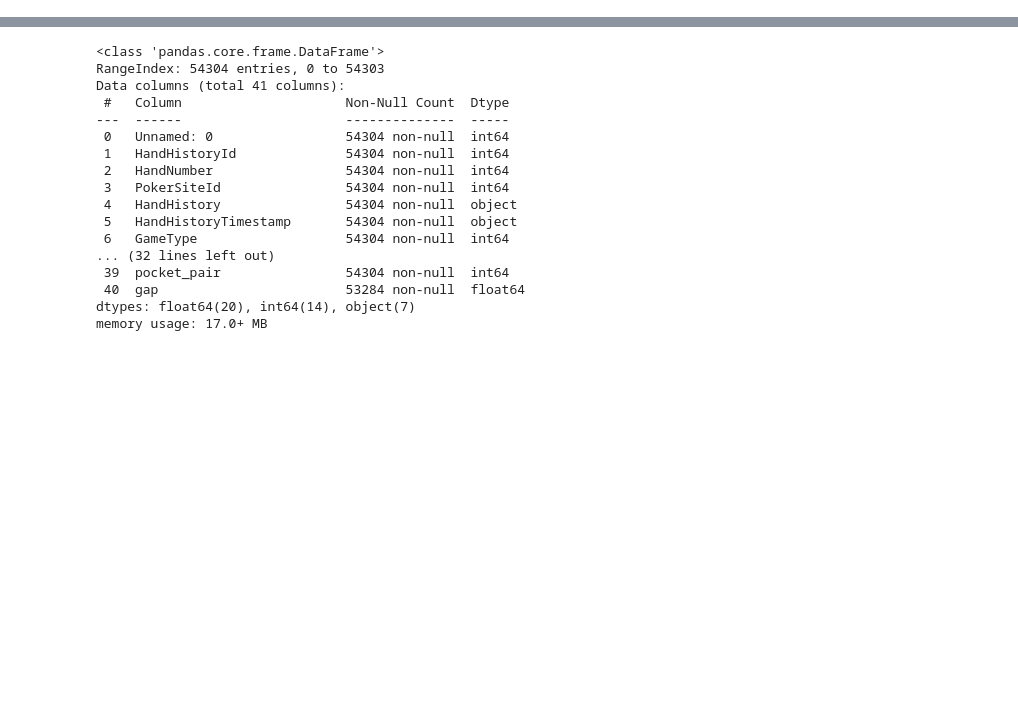
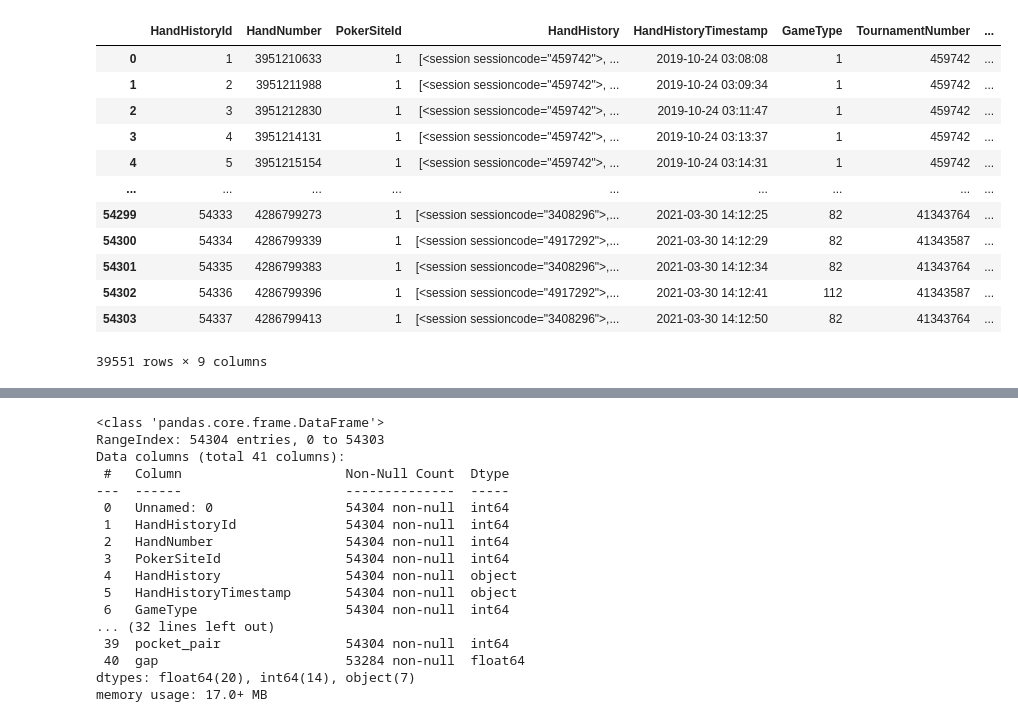
Before and after one commit to SamAndrew27/poker-capstone, a Jupyter notebook: testing.ipynb, the cells around one changed output, grey strips where cells are left out. Cells and saved outputs as stored; diff of their text form; code cells hidden in the pictures; blank space fills up the shorter version.

```diff
--- a/testing.ipynb
+++ b/testing.ipynb
@@ -253,0 +8,7 @@ df5.sort_values('roc_auc', ascending=False)
+# %%
+conn = sqlite3.connect("/home/sam/Documents/DSI/capstone/poker/data/dh_backup_20210330_081745/drivehud.db")
+hand_history = pd.read_sql_query("select * from HandHistories;", conn)
+hand_history.HandHistory = hand_history.HandHistory.str.split('\r\n')
+
+df = hand_history.copy()
+df_full = pd.read_csv('src/datacleaning/playing_around.csv')
@@ -253,0 +58,23 @@ df5.sort_values('roc_auc', ascending=False)
+# %%
+df['player_names'] = df['HandHistory'].apply(lambda x: player_names(x))
+# %%
+df['action_type'] = df.HandHistory.apply(lambda x: action_type(x))
+# %%
+mask = df.TournamentNumber != ''
+df = df[mask]
+# %%
+df
+# %% [output]
+|  | HandHistoryId | HandNumber | PokerSiteId | HandHistory | HandHistoryTimestamp | GameType | TournamentNumber | ... |
+| 0 | 1 | 3951210633 | 1 | [<session sessioncode="459742">, ... | 2019-10-24 03:08:08 | 1 | 459742 | ... |
+| 1 | 2 | 3951211988 | 1 | [<session sessioncode="459742">, ... | 2019-10-24 03:09:34 | 1 | 459742 | ... |
+| 2 | 3 | 3951212830 | 1 | [<session sessioncode="459742">, ... | 2019-10-24 03:11:47 | 1 | 459742 | ... |
+| 3 | 4 | 3951214131 | 1 | [<session sessioncode="459742">, ... | 2019-10-24 03:13:37 | 1 | 459742 | ... |
+| 4 | 5 | 3951215154 | 1 | [<session sessioncode="459742">, ... | 2019-10-24 03:14:31 | 1 | 459742 | ... |
+| ... | ... | ... | ... | ... | ... | ... | ... | ... |
+| 54299 | 54333 | 4286799273 | 1 | [<session sessioncode="3408296">,... | 2021-03-30 14:12:25 | 82 | 41343764 | ... |
+| 54300 | 54334 | 4286799339 | 1 | [<session sessioncode="4917292">,... | 2021-03-30 14:12:29 | 82 | 41343587 | ... |
+| 54301 | 54335 | 4286799383 | 1 | [<session sessioncode="3408296">,... | 2021-03-30 14:12:34 | 82 | 41343764 | ... |
+| 54302 | 54336 | 4286799396 | 1 | [<session sessioncode="4917292">,... | 2021-03-30 14:12:41 | 112 | 41343587 | ... |
+| 54303 | 54337 | 4286799413 | 1 | [<session sessioncode="3408296">,... | 2021-03-30 14:12:50 | 82 | 41343764 | ... |
+39551 rows × 9 columns
```
Also changed, not shown: parts of 36 cells of this notebook, 5 other files.
